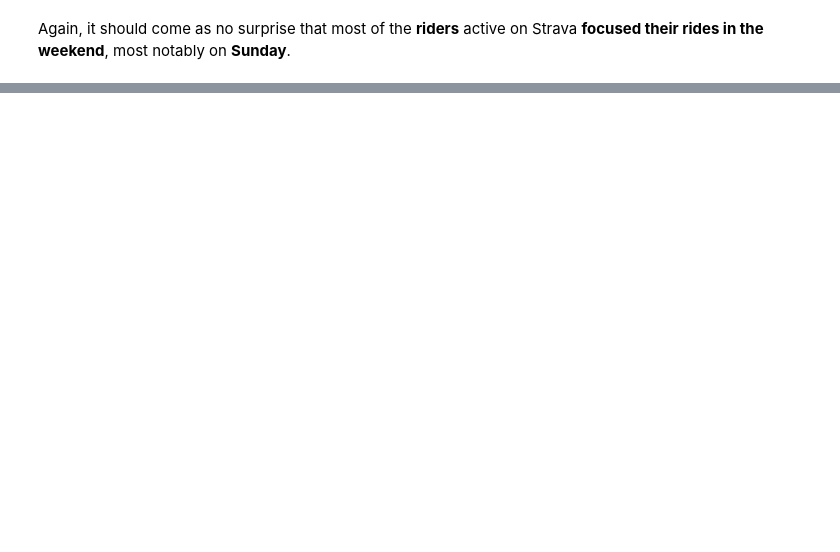
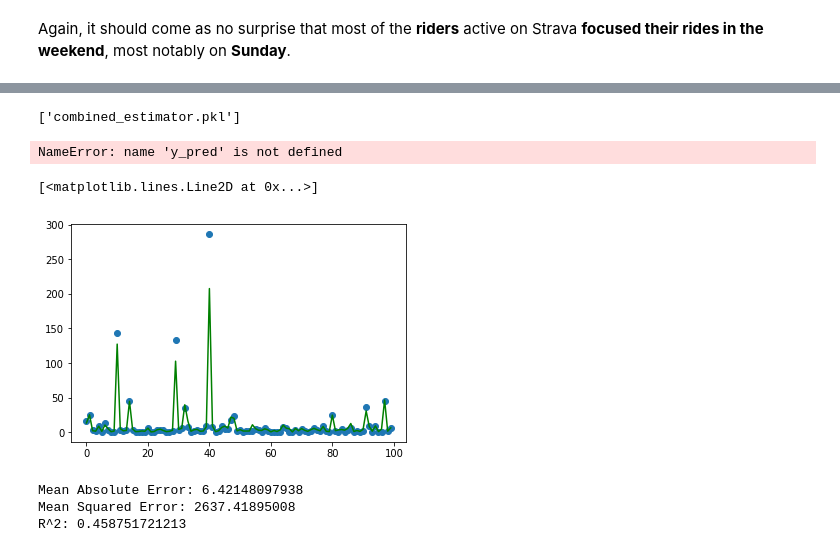
Before and after one commit to mcRoot/thecyclingfeast, a Jupyter notebook: data_analysis/Strava_Preliminary_Data_Analysis.ipynb, the cells around one changed output, grey strips where cells are left out. Drawn from its saved outputs; the diff is of its cells as text; code cells hidden in the pictures; blank space fills up the shorter version.

```diff
--- a/data_analysis/Strava_Preliminary_Data_Analysis.ipynb
+++ b/data_analysis/Strava_Preliminary_Data_Analysis.ipynb
@@ -408,0 +861,13 @@ Again, it should come as no surprise that most of the **riders** active on Strav
+# %%
+pipe_attr = Pipeline([
+        ('union', union),
+        ('residuals', ResidualEstimator(Ridge(alpha=0.001, copy_X=True, fit_intercept=True, max_iter=500, normalize=False, random_state=None, solver='sag', tol=0.001),
+                                        RandomForestRegressor(bootstrap=True, criterion='mse', max_depth=None,
+            max_features=0.6, max_leaf_nodes=None,
+            min_impurity_decrease=0.0, min_impurity_split=None,
+            min_samples_leaf=1, min_samples_split=2,
+            min_weight_fraction_leaf=0.0, n_estimators=100, n_jobs=1,
+            oob_score=False, random_state=None, verbose=0, warm_start=False)))
+    ])
+# %%
+pipe_attr.fit(X_train, y_train)
@@ -408,0 +883,21 @@ Again, it should come as no surprise that most of the **riders** active on Strav
+# %%
+joblib.dump(pipe_attr, 'combined_estimator.pkl')
+# %% [output]
+['combined_estimator.pkl']
+# %%
+pipe_attr = joblib.load('combined_estimator.pkl')
+# %%
+y_pred = pipe_attr.predict(X_train)
+# %%
+import sklearn.metrics as metrics
+print("Mean Absolute Error:", metrics.mean_absolute_error(y_train, y_pred))
+print("Mean Squared Error:", metrics.mean_squared_error(y_train, y_pred))
+print("R^2:", metrics.r2_score(y_train, y_pred))
+# %% [output]
+NameError: name 'y_pred' is not defined
+# %%
+plt.scatter(range(0, 100), y_train[0:100])
+plt.plot(range(0, 100), y_pred[0:100], "g")
+# %% [output]
+[<matplotlib.lines.Line2D at 0x...>]
+[figure, added]
@@ -408,0 +906,8 @@ Again, it should come as no surprise that most of the **riders** active on Strav
+# %%
+print("Mean Absolute Error:", metrics.mean_absolute_error(y_test, y_pred_test))
+print("Mean Squared Error:", metrics.mean_squared_error(y_test, y_pred_test))
+print("R^2:", metrics.r2_score(y_test, y_pred_test))
+# %% [output]
+Mean Absolute Error: 6.42148097938
+Mean Squared Error: 2637.41895008
+R^2: 0.458751721213
```
Also changed, not shown: parts of 88 cells of this notebook, 2 other files.
